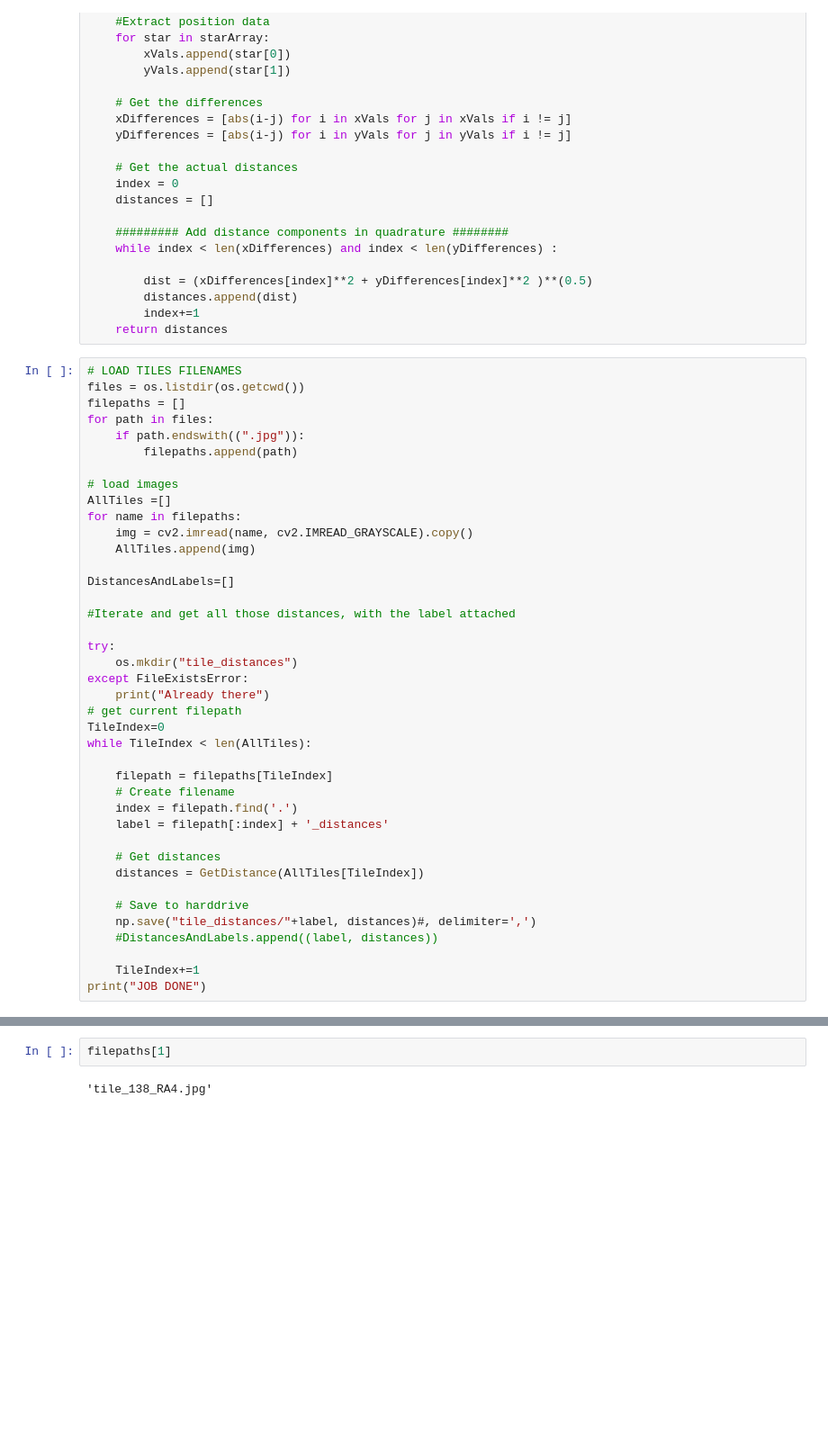
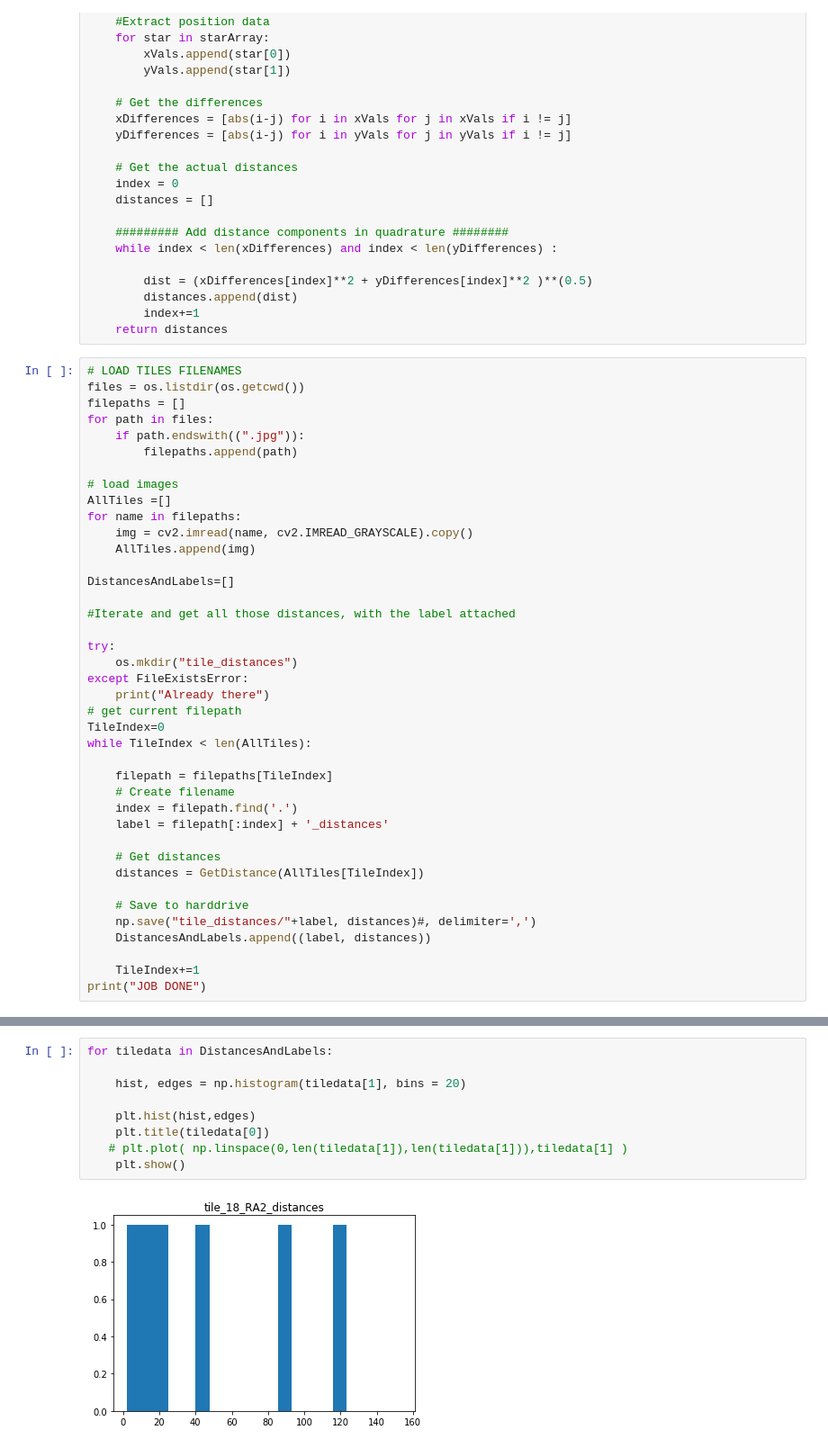
Before and after one commit to soudk/NightSky, a Jupyter notebook: TileDistanceFinder.ipynb, the cells around one changed output, grey strips where cells are left out. Shown at 90% size. Drawn from its saved outputs; the diff is of its cells as text; blank space fills up the shorter version.

Commit message:
added histogramming which is buggy

```diff
--- a/TileDistanceFinder.ipynb
+++ b/TileDistanceFinder.ipynb
@@ -182,7 +182,7 @@ while TileIndex < len(AllTiles):
 
     # Save to harddrive
     np.save("tile_distances/"+label, distances)#, delimiter=',')
-    #DistancesAndLabels.append((label, distances))
+    DistancesAndLabels.append((label, distances))
 
     TileIndex+=1
 print("JOB DONE")
@@ -191,4 +192,11 @@ JOB DONE
-# %%
-filepaths[1]
-# %% [output]
-'tile_138_RA4.jpg'
+# %%
+for tiledata in DistancesAndLabels:
+
+    hist, edges = np.histogram(tiledata[1], bins = 20)
+
+    plt.hist(hist,edges)
+    plt.title(tiledata[0])
+   # plt.plot( np.linspace(0,len(tiledata[1]),len(tiledata[1])),tiledata[1] )
+    plt.show()
+# %% [output]
+[figure, added]
```
Also changed, not shown: parts of 3 cells of this notebook.
